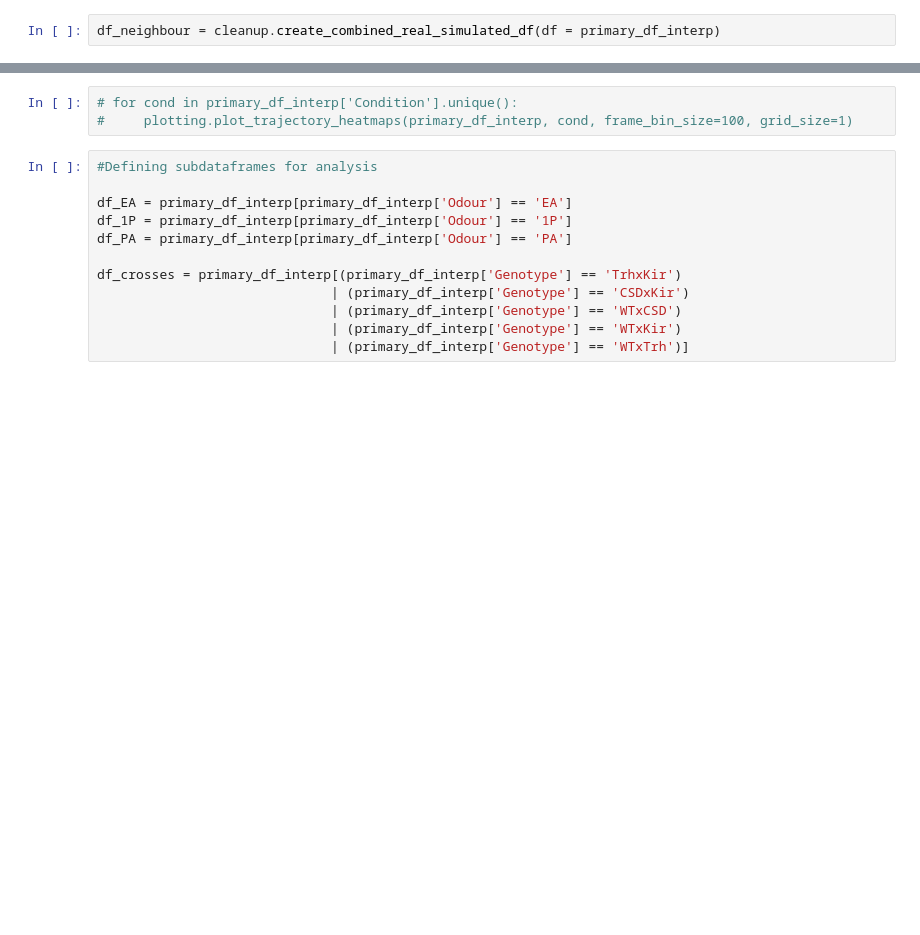
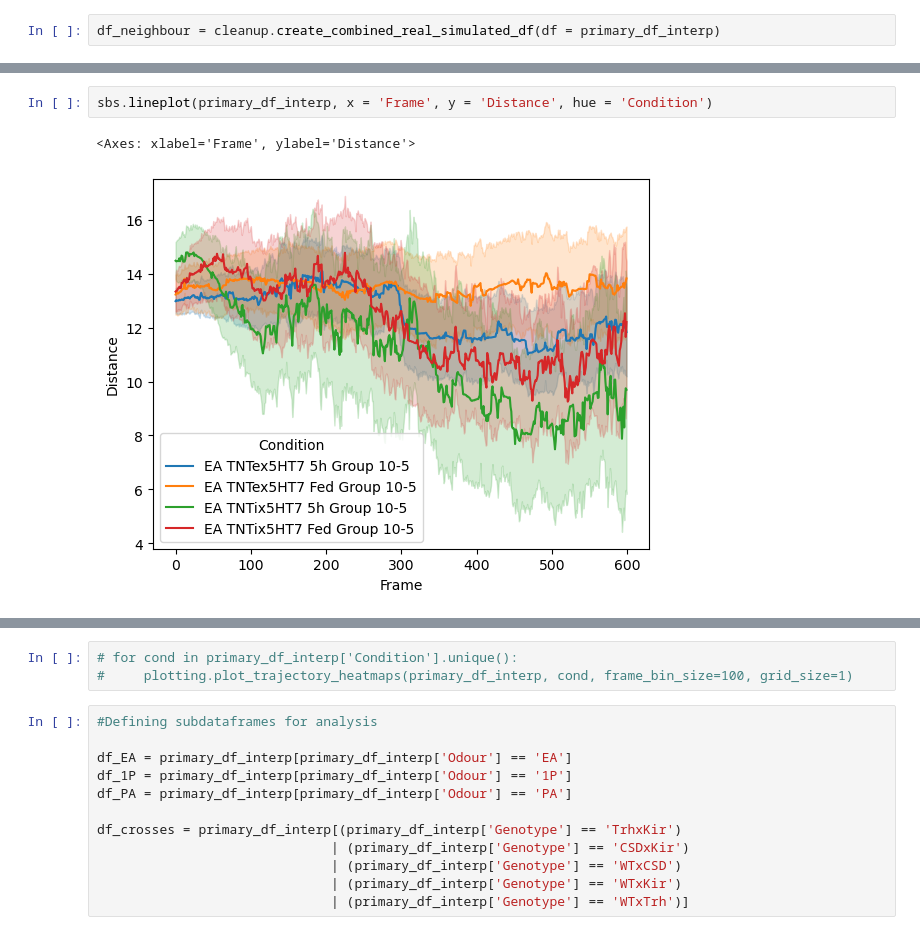
Before and after one commit to HariPNarayanan/larva-locater, a Jupyter notebook: Structured/analysis.ipynb, the cells around one changed output, grey strips where cells are left out. Drawn from its saved outputs; the diff is of its cells as text; blank space fills up the shorter version.

```diff
--- a/Structured/analysis.ipynb
+++ b/Structured/analysis.ipynb
@@ -80 +43,6 @@ df_neighbour = cleanup.create_combined_real_simulated_df(df = primary_df_interp)
+# %%
+sbs.lineplot(primary_df_interp, x = 'Frame', y = 'Distance', hue = 'Condition')
+# %% [output]
+<Axes: xlabel='Frame', ylabel='Distance'>
+[figure, added]
 # %%
```
Also changed, not shown: parts of 22 cells of this notebook, 1 other file.
